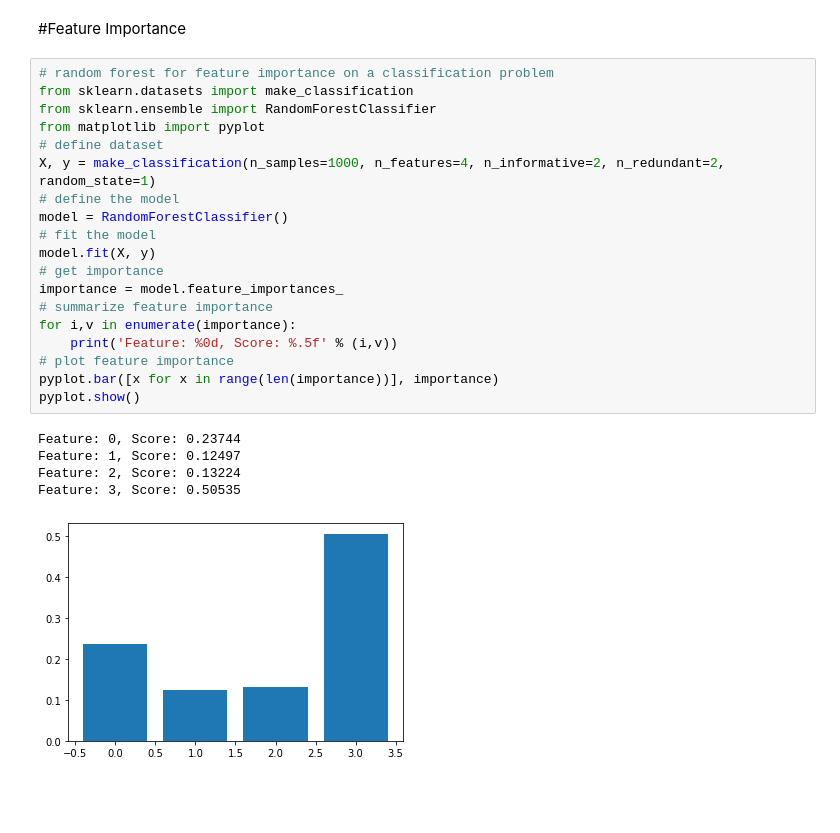
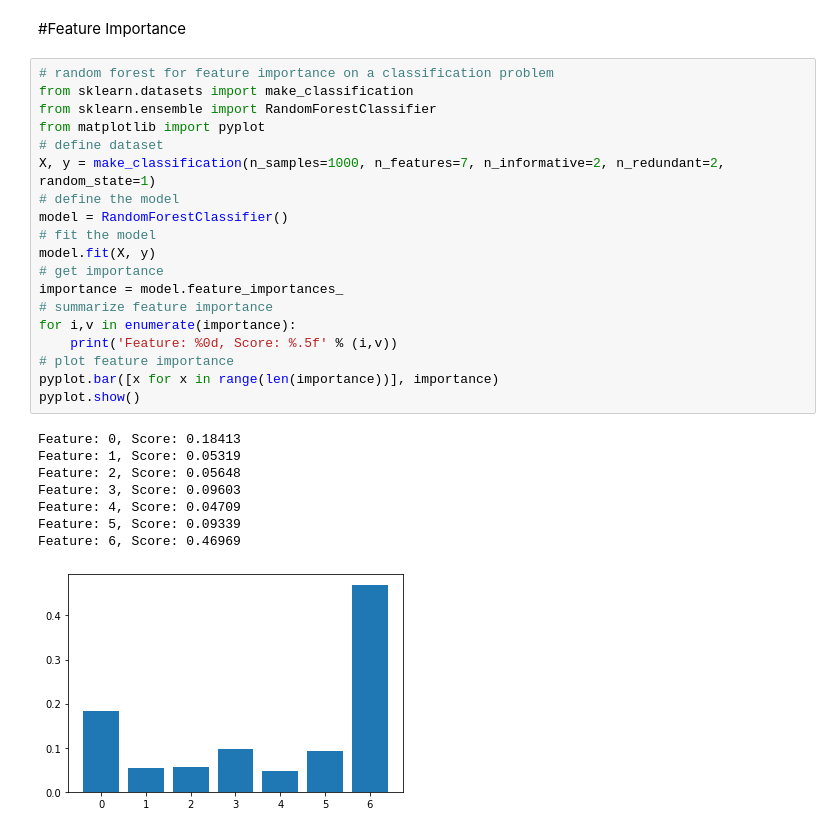
Before and after one commit to juliathemelo/machine_learning_random_forest_classifier, a Jupyter notebook: projeto3_pygil.ipynb, the cells around one changed output. Saved outputs shown, nothing was run; the diff lists cells and outputs as text; blank space fills up the shorter version.

```diff
--- a/projeto3_pygil.ipynb
+++ b/projeto3_pygil.ipynb
@@ -940,25 +949,28 @@ array([[ 0., nan, nan,  2., nan],
 # %%
 # random forest for feature importance on a classification problem
 from sklearn.datasets import make_classification
 from sklearn.ensemble import RandomForestClassifier
 from matplotlib import pyplot
 # define dataset
-X, y = make_classification(n_samples=1000, n_features=4, n_informative=2, n_redundant=2, random_state=1)
+X, y = make_classification(n_samples=1000, n_features=7, n_informative=2, n_redundant=2, random_state=1)
 # define the model
 model = RandomForestClassifier()
 # fit the model
 model.fit(X, y)
 # get importance
 importance = model.feature_importances_
 # summarize feature importance
 for i,v in enumerate(importance):
 	print('Feature: %0d, Score: %.5f' % (i,v))
 # plot feature importance
 pyplot.bar([x for x in range(len(importance))], importance)
 pyplot.show()
 # %% [output]
-Feature: 0, Score: 0.23744
-Feature: 1, Score: 0.12497
-Feature: 2, Score: 0.13224
-Feature: 3, Score: 0.50535
+Feature: 0, Score: 0.18413
+Feature: 1, Score: 0.05319
+Feature: 2, Score: 0.05648
+Feature: 3, Score: 0.09603
+Feature: 4, Score: 0.04709
+Feature: 5, Score: 0.09339
+Feature: 6, Score: 0.46969
-[figure, old version]
+[figure, new version]
```
Also changed, not shown: parts of 8 cells of this notebook.
